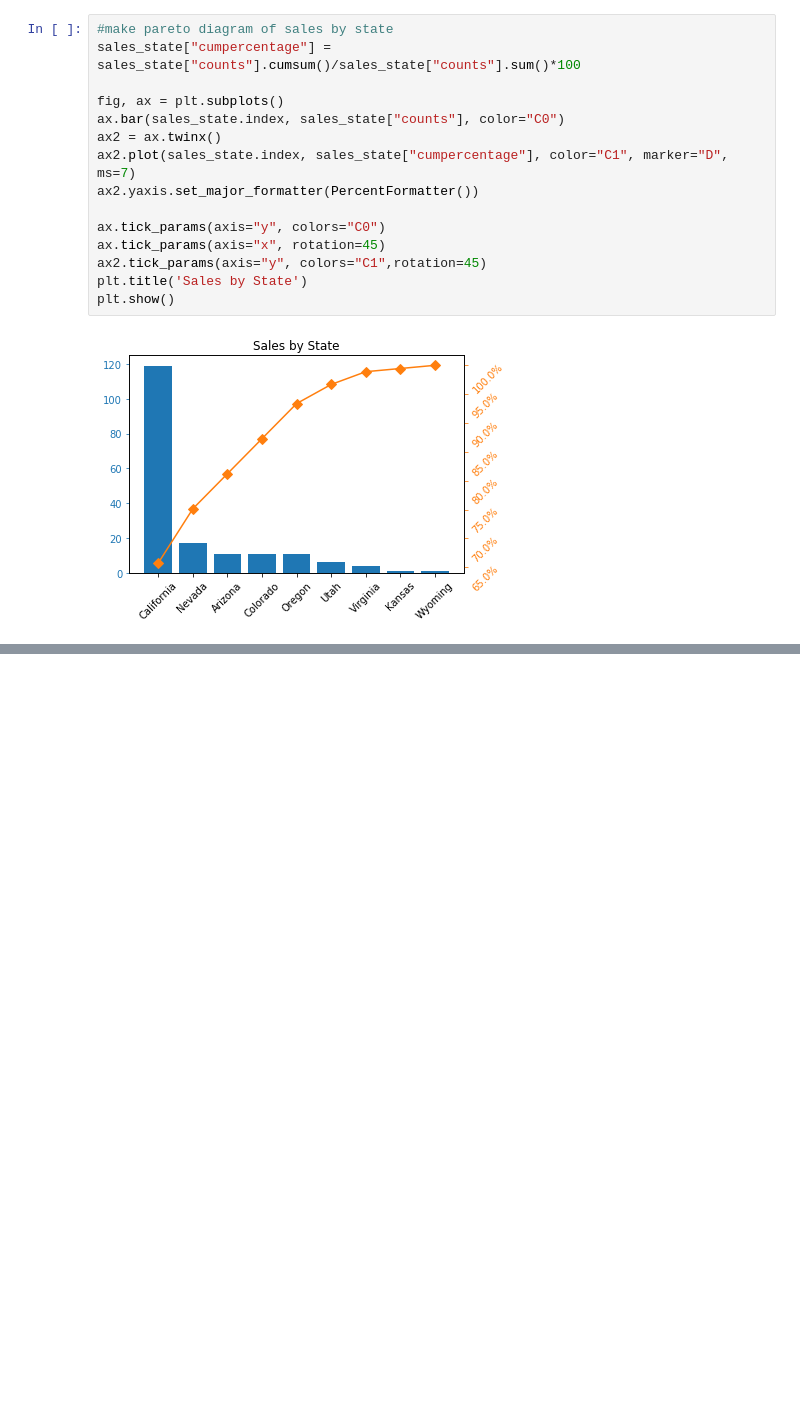
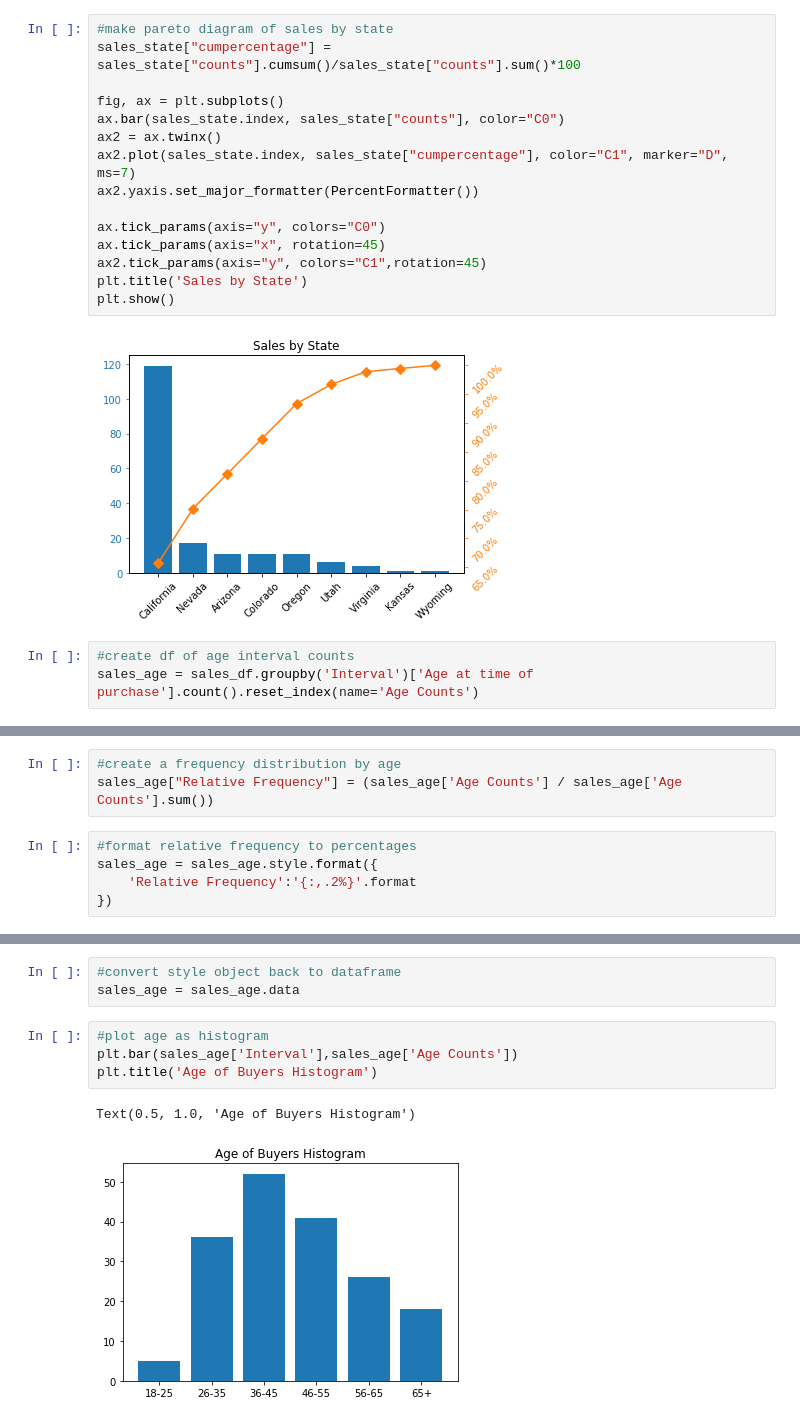
Before and after one commit to ramuir/Sales_Data, a Jupyter notebook: sales_data_analysis.ipynb, the cells around one changed output, grey strips where cells are left out. Drawn from its saved outputs; the diff is of its cells as text; blank space fills up the shorter version.

Commit message:
Added histogram of Buyer's Age

```diff
--- a/sales_data_analysis.ipynb
+++ b/sales_data_analysis.ipynb
@@ -84,3 +103,6 @@ plt.title('Sales by State')
 plt.show()
 # %% [output]
 [figure]
+# %%
+#create df of age interval counts
+sales_age = sales_df.groupby('Interval')['Age at time of purchase'].count().reset_index(name='Age Counts')
@@ -86,0 +119,8 @@ plt.show()
+# %%
+#create a frequency distribution by age
+sales_age["Relative Frequency"] = (sales_age['Age Counts'] / sales_age['Age Counts'].sum())
+# %%
+#format relative frequency to percentages
+sales_age = sales_age.style.format({
+    'Relative Frequency':'{:,.2%}'.format
+})
@@ -86,0 +138,10 @@ plt.show()
+# %%
+#convert style object back to dataframe
+sales_age = sales_age.data
+# %%
+#plot age as histogram
+plt.bar(sales_age['Interval'],sales_age['Age Counts'])
+plt.title('Age of Buyers Histogram')
+# %% [output]
+Text(0.5, 1.0, 'Age of Buyers Histogram')
+[figure, added]
```
Also changed, not shown: parts of 3 cells of this notebook.
